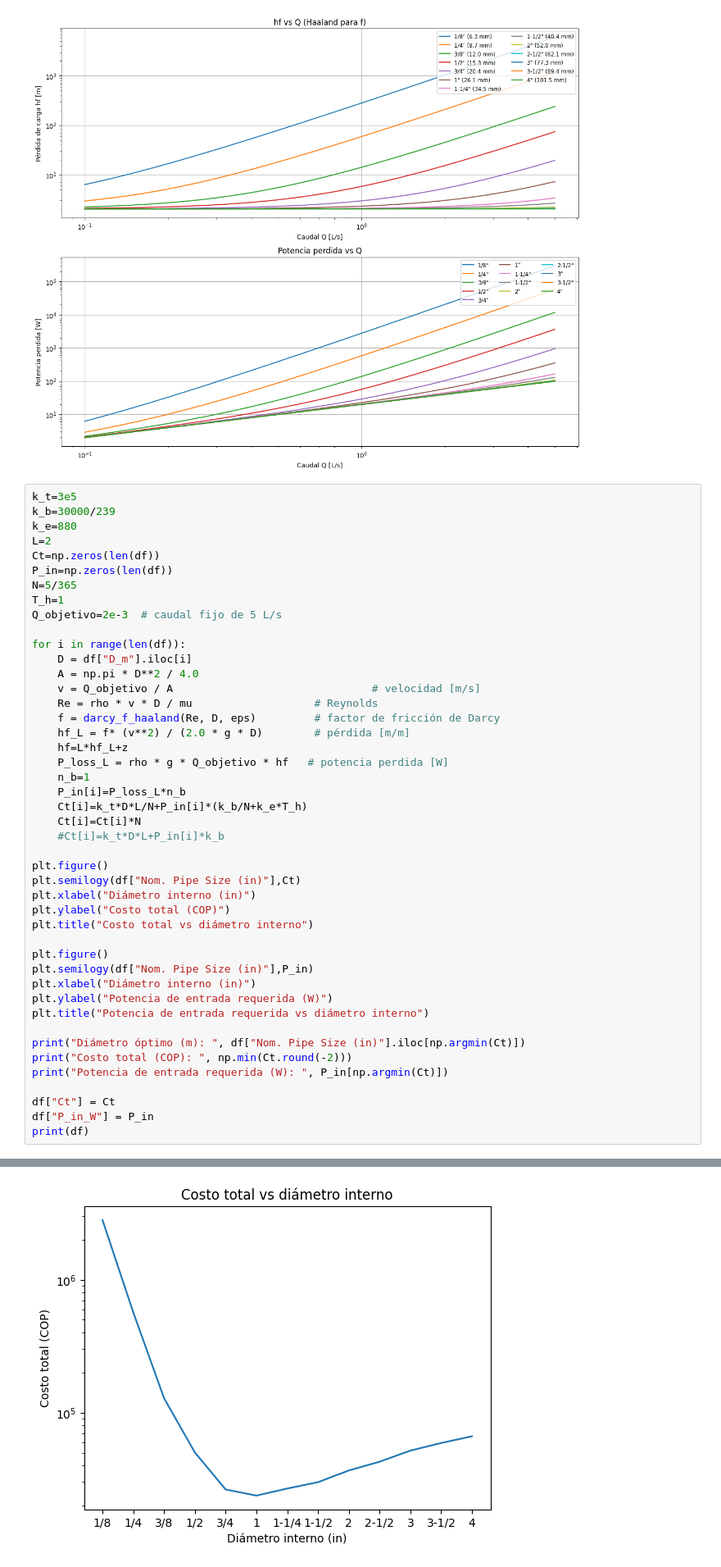
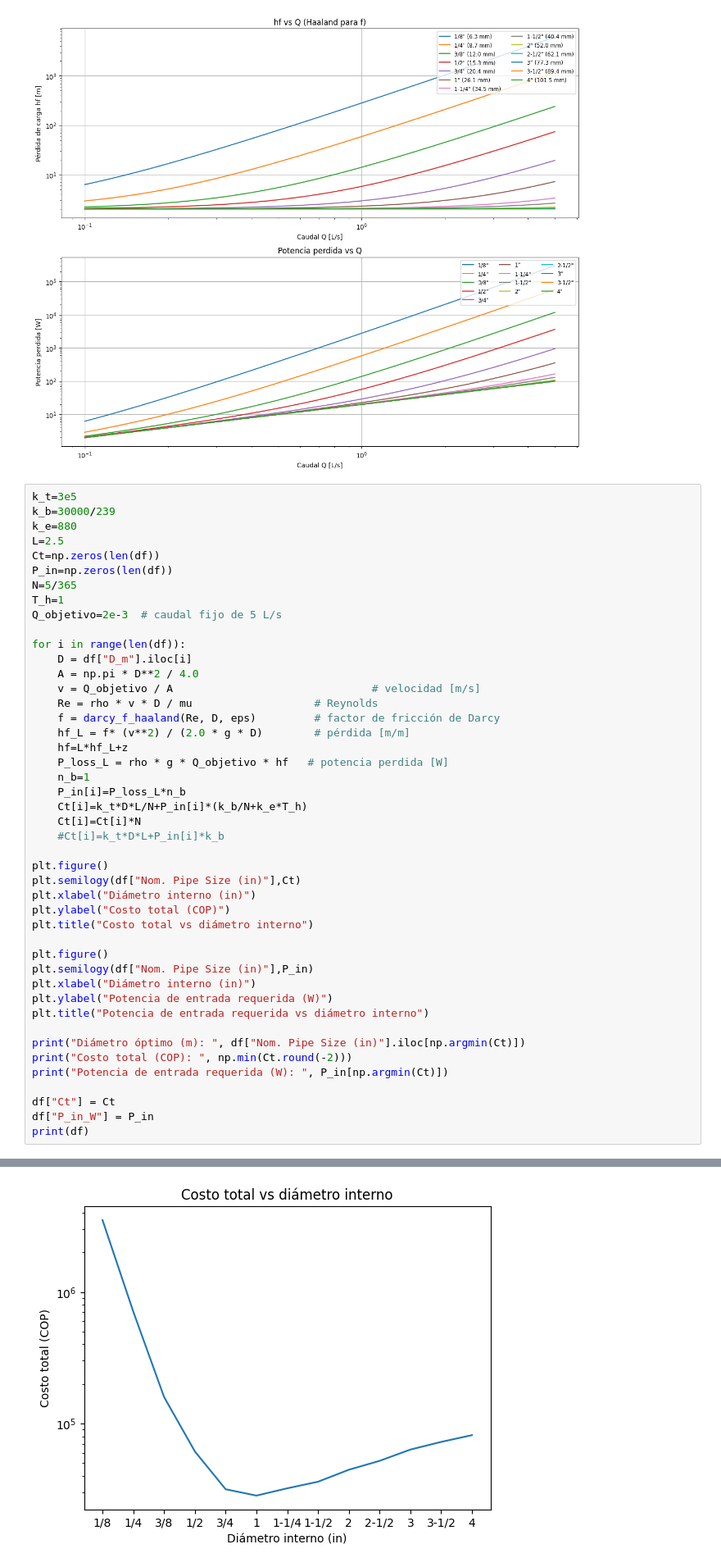
Before and after one commit to niardilav/Proyecto-Turbo, a Jupyter notebook: Inicio_proyecto.ipynb, the cells around one changed output, grey strips where cells are left out. Shown at 82% size. Cells and saved outputs as stored; diff of their text form.

```diff
--- a/Inicio_proyecto.ipynb
+++ b/Inicio_proyecto.ipynb
@@ -110,7 +110,7 @@ for i, name in enumerate(names):
 k_t=3e5
 k_b=30000/239
 k_e=880
-L=2
+L=2.5
 Ct=np.zeros(len(df))
 P_in=np.zeros(len(df))
 N=5/365
@@ -172 +172 @@ Potencia de entrada requerida (W):  58.557593338215284
-[figure, old version]
+[figure, new version]
```
Also changed, not shown: parts of 2 cells of this notebook, 2 other files.
